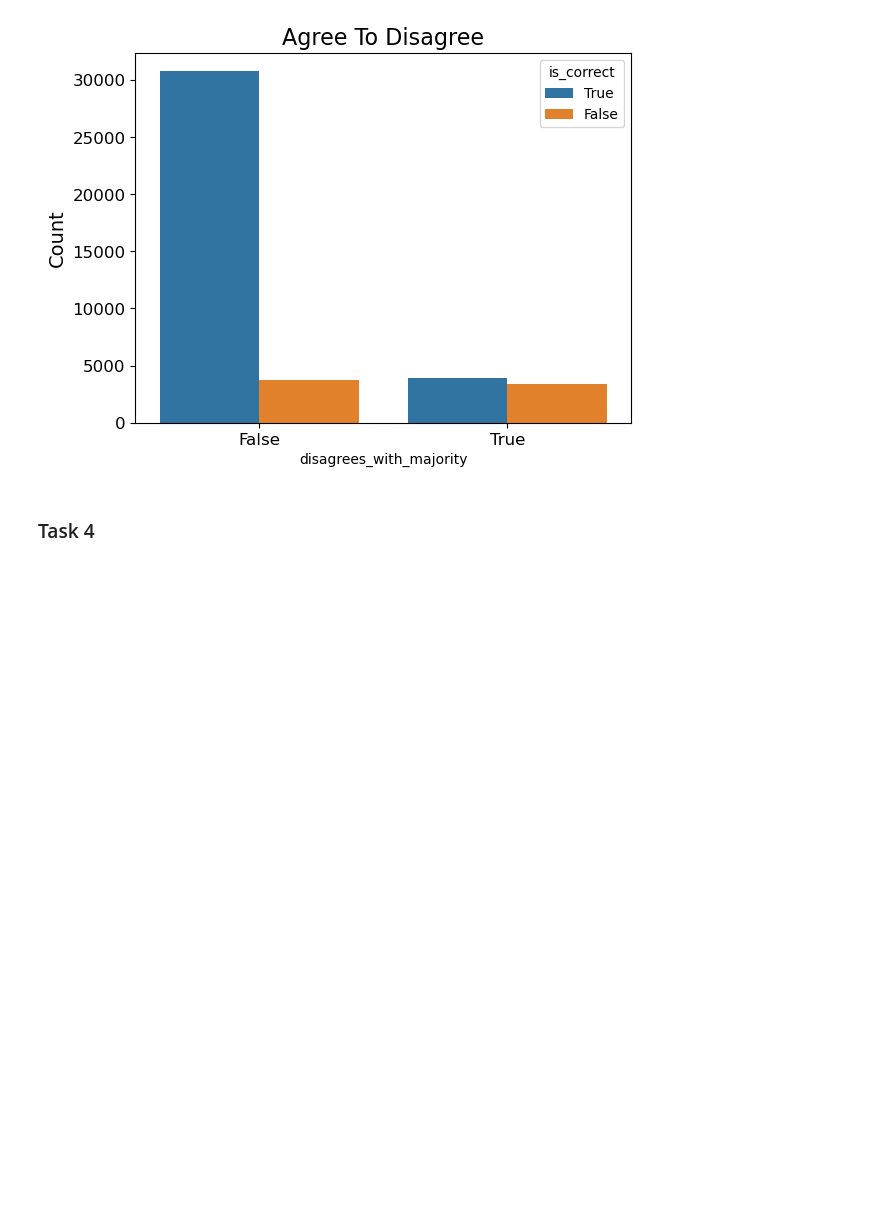
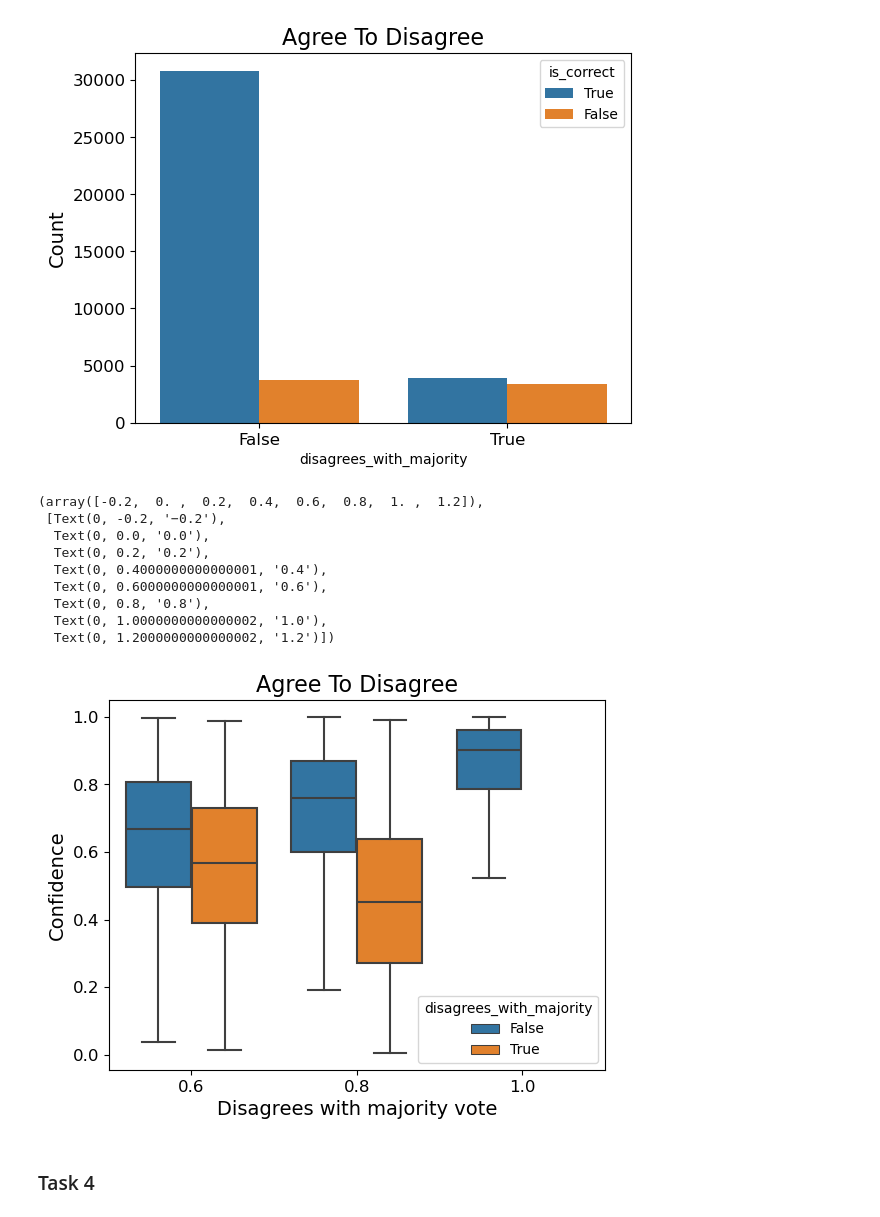
Before and after one commit to abhishekanand1710/noise-and-bias, a Jupyter notebook: dataset-cartography/agree-to-disagree/cartography_plotting_disco.ipynb, the cells around one changed output. Cells and saved outputs as stored; diff of their text form; code cells hidden in the pictures; blank space fills up the shorter version.

```diff
--- a/dataset-cartography/agree-to-disagree/cartography_plotting_disco.ipynb
+++ b/dataset-cartography/agree-to-disagree/cartography_plotting_disco.ipynb
@@ -455,6 +455,25 @@ plt.yticks(fontsize=12)
   Text(0, 30000.0, '30000'),
   Text(0, 35000.0, '35000')])
 [figure]
+# %%
+ax = sns.boxplot(data=cartography_df, x="agreement_factor_rd", y="confidence", hue="disagrees_with_majority", showfliers=False)
+
+plt.title("Agree To Disagree", fontsize=16)
+plt.gca().set_ylabel(str(plt.gca().get_ylabel()).capitalize(), fontsize=14)
+plt.gca().set_xlabel('Disagrees with majority vote', fontsize=14)
+plt.xticks(fontsize=12)
+plt.yticks(fontsize=12)
+# %% [output]
+(array([-0.2,  0. ,  0.2,  0.4,  0.6,  0.8,  1. ,  1.2]),
+ [Text(0, -0.2, '−0.2'),
+  Text(0, 0.0, '0.0'),
+  Text(0, 0.2, '0.2'),
+  Text(0, 0.4000000000000001, '0.4'),
+  Text(0, 0.6000000000000001, '0.6'),
+  Text(0, 0.8, '0.8'),
+  Text(0, 1.0000000000000002, '1.0'),
+  Text(0, 1.2000000000000002, '1.2')])
+[figure, added]
 # %% [markdown]
 ### Task 4
 # %%
```
Also changed, not shown: 2 other files.
